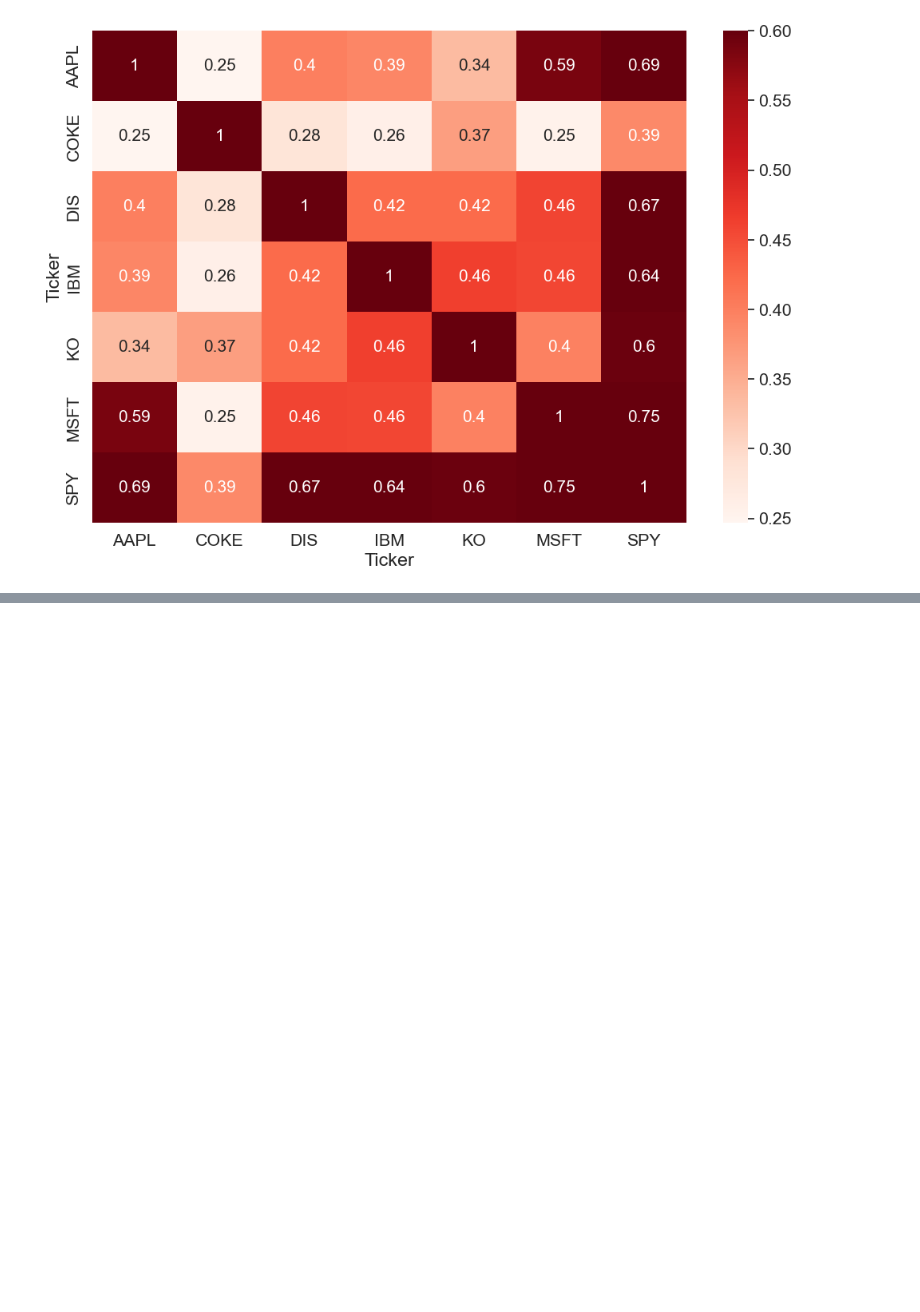
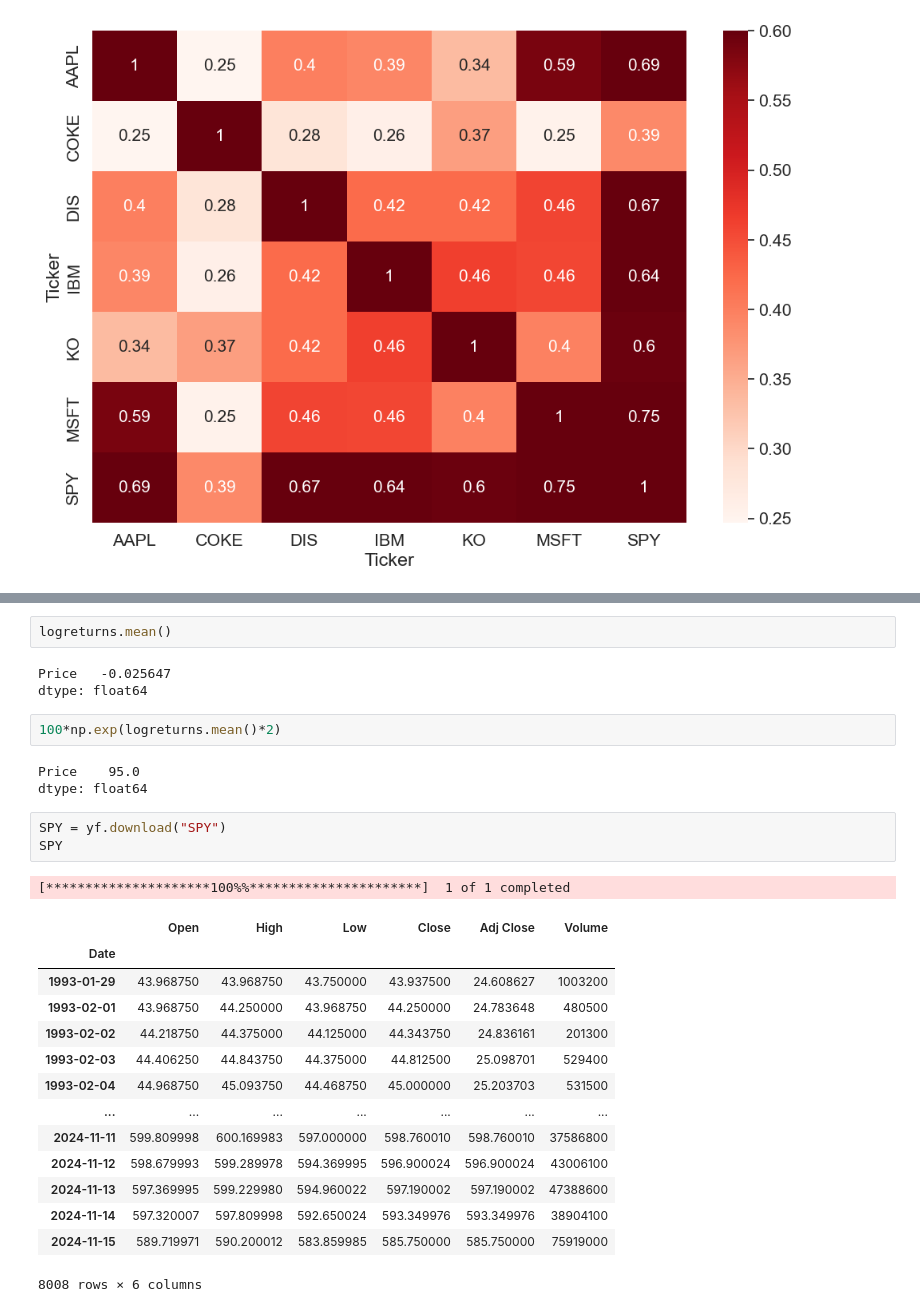
Before and after one commit to RogerSJR2004/Data-Analytics-Project, a Jupyter notebook: stock_analysis.ipynb, the cells around one changed output, grey strips where cells are left out. Saved outputs shown, nothing was run; the diff lists cells and outputs as text; blank space fills up the shorter version.

```diff
--- a/stock_analysis.ipynb
+++ b/stock_analysis.ipynb
@@ -830,0 +897,29 @@ sns.heatmap(ret.corr(),cmap="Reds",annot=True, annot_kws={'size':15},vmax=0.6)
+# %%
+logreturns.mean()
+# %% [output]
+Price   -0.025647
+dtype: float64
+# %%
+100*np.exp(logreturns.mean()*2)
+# %% [output]
+Price    95.0
+dtype: float64
+# %%
+SPY = yf.download("SPY")
+SPY
+# %% [output]
+[*********************100%%**********************]  1 of 1 completed
+|  | Open | High | Low | Close | Adj Close | Volume |
+| Date |  |  |  |  |  |  |
+| 1993-01-29 | 43.968750 | 43.968750 | 43.750000 | 43.937500 | 24.608627 | 1003200 |
+| 1993-02-01 | 43.968750 | 44.250000 | 43.968750 | 44.250000 | 24.783648 | 480500 |
+| 1993-02-02 | 44.218750 | 44.375000 | 44.125000 | 44.343750 | 24.836161 | 201300 |
+| 1993-02-03 | 44.406250 | 44.843750 | 44.375000 | 44.812500 | 25.098701 | 529400 |
+| 1993-02-04 | 44.968750 | 45.093750 | 44.468750 | 45.000000 | 25.203703 | 531500 |
+| ... | ... | ... | ... | ... | ... | ... |
+| 2024-11-11 | 599.809998 | 600.169983 | 597.000000 | 598.760010 | 598.760010 | 37586800 |
+| 2024-11-12 | 598.679993 | 599.289978 | 594.369995 | 596.900024 | 596.900024 | 43006100 |
+| 2024-11-13 | 597.369995 | 599.229980 | 594.960022 | 597.190002 | 597.190002 | 47388600 |
+| 2024-11-14 | 597.320007 | 597.809998 | 592.650024 | 593.349976 | 593.349976 | 38904100 |
+| 2024-11-15 | 589.719971 | 590.200012 | 583.859985 | 585.750000 | 585.750000 | 75919000 |
+8008 rows × 6 columns
```
Also changed, not shown: parts of 45 cells of this notebook, 1 other file.
